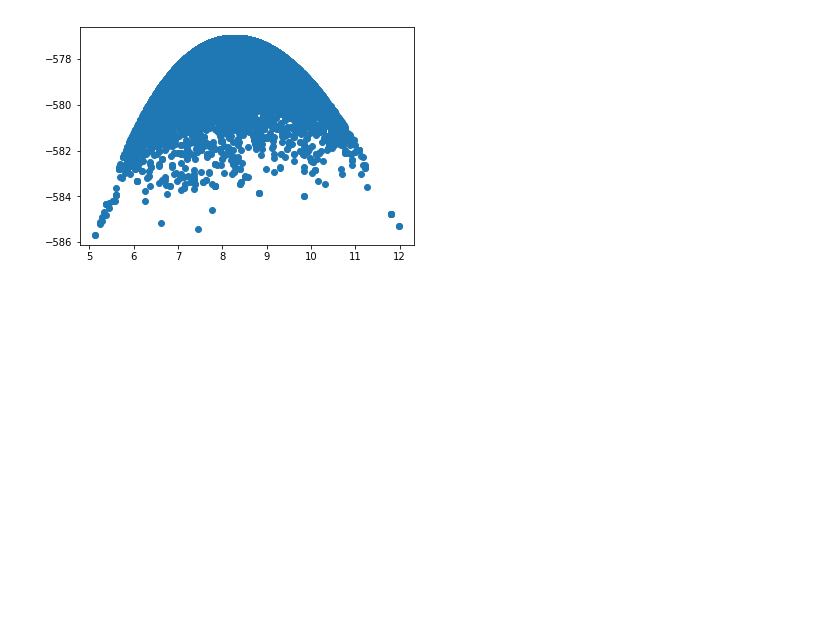
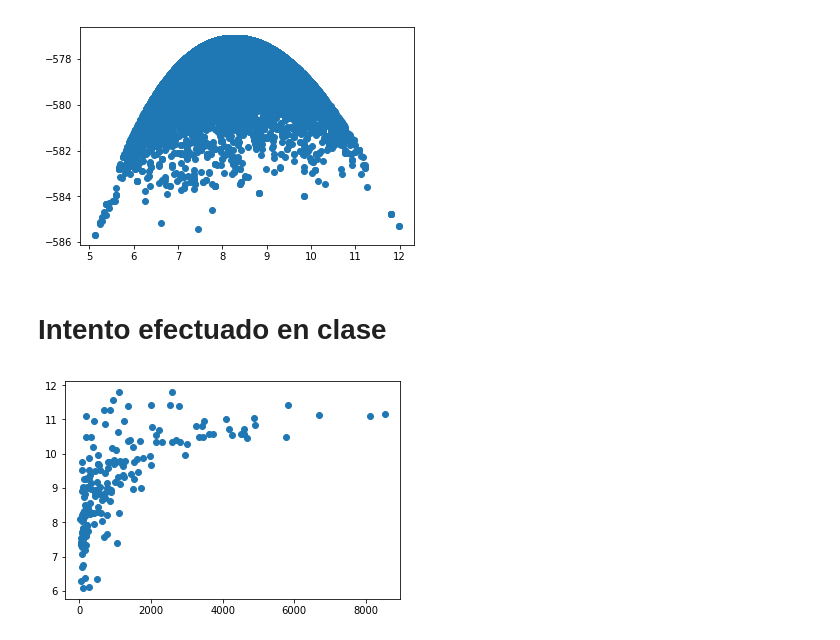
Before and after one commit to JoseMontanaC/Metodos_Computacionales, a Jupyter notebook: Repaso_Ejercicios/Ejercicio_9/Ejercicio_9.ipynb, the cells around one changed output. Saved outputs shown, nothing was run; the diff lists cells and outputs as text; code cells hidden in the pictures; blank space fills up the shorter version.

```diff
--- a/Repaso_Ejercicios/Ejercicio_9/Ejercicio_9.ipynb
+++ b/Repaso_Ejercicios/Ejercicio_9/Ejercicio_9.ipynb
@@ -99,3 +99,16 @@ plt.scatter(param[:,1], posterior)
 # %% [output]
 <matplotlib.collections.PathCollection at 0x...>
 [figure]
+# %% [markdown]
+# Intento efectuado en clase
+# %%
+data = pd.read_csv("years-lived-with-disability-vs-health-expenditure-per-capita.csv")
+data=data[data["Year"]==2011]
+Pais=np.array(data["Code"])
+vida=np.array(data["Years_Lived_With_Disability"])
+PIB=np.array(data["Health_expenditure_per_capita_PPP"])
+Population=np.array(data["Total_population_Gapminder)"])
+plt.scatter(PIB,vida)
+plt.show()
+# %% [output]
+[figure, added]
```
Also changed, not shown: parts of 7 cells of this notebook.
